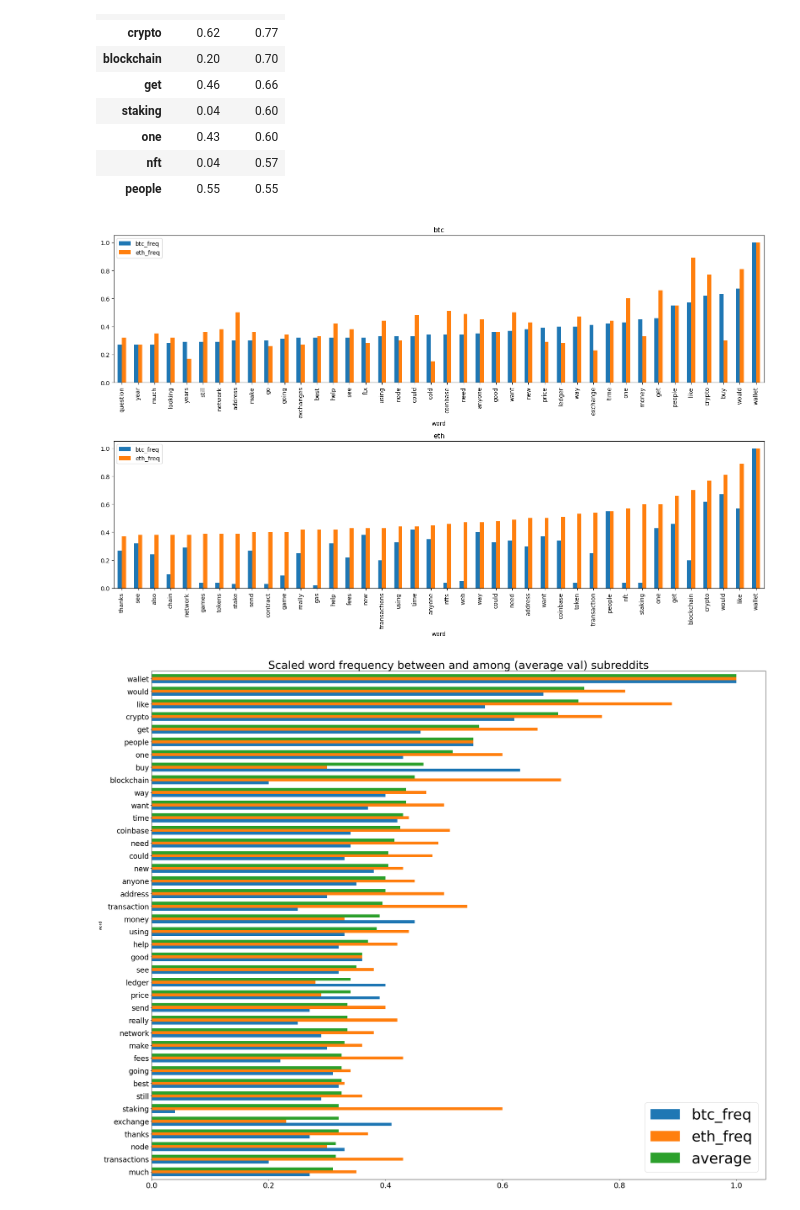
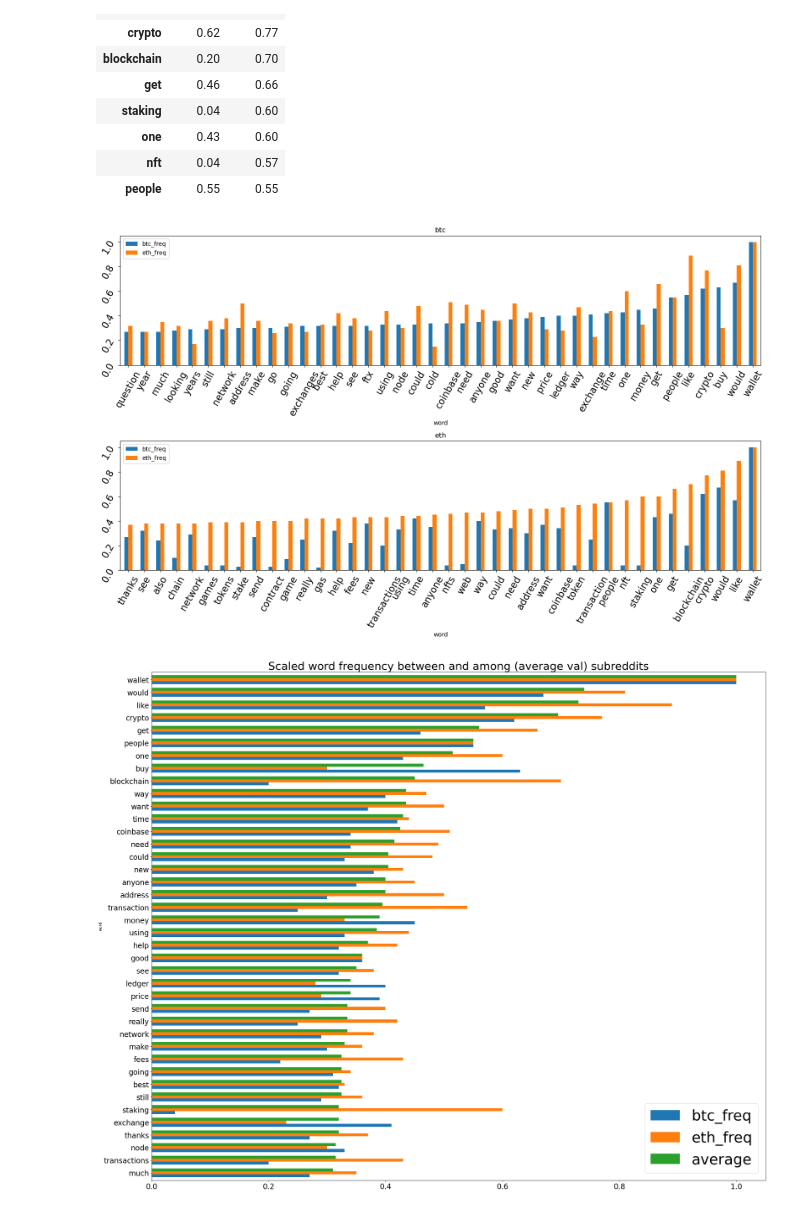
Before and after one commit to ssaurbier/subreddit_nlp, a Jupyter notebook: code/cleaning_EDA_preprocessing.ipynb, the cells around one changed output. Saved outputs shown, nothing was run; the diff lists cells and outputs as text; code cells hidden in the pictures.

```diff
--- a/code/cleaning_EDA_preprocessing.ipynb
+++ b/code/cleaning_EDA_preprocessing.ipynb
@@ -453,19 +473,22 @@ scaled_df.sort_values(by = 'eth_freq', ascending = False)[:10]
 # %%
 f, axes = plt.subplots(2,1, figsize=(16, 10))
 
 
 scaled_df.sort_values(by = 'btc_freq', ascending = True).tail(40).plot.bar(ax = axes[0]);
 scaled_df.sort_values(by = 'eth_freq', ascending = True).tail(40).plot.bar(ax = axes[1]);
 
 
 axes[0].set_title('btc')
 axes[1].set_title('eth')
 
 
+axes[0].tick_params(axis='both', which='major', labelsize=16, rotation = 60)
+axes[1].tick_params(axis='both', which='major', labelsize=16,rotation = 60)
+
 plt.tight_layout();
-plt.show();
+f.savefig('../images/top_words')
 # %% [output]
-[figure, old version]
+[figure, new version]
 # %%
 scaled_df['average'] = ((scaled_df['btc_freq'] + scaled_df['eth_freq']) / 2)
 # %%
```
Also changed, not shown: parts of 5 cells of this notebook, 22 other files.
